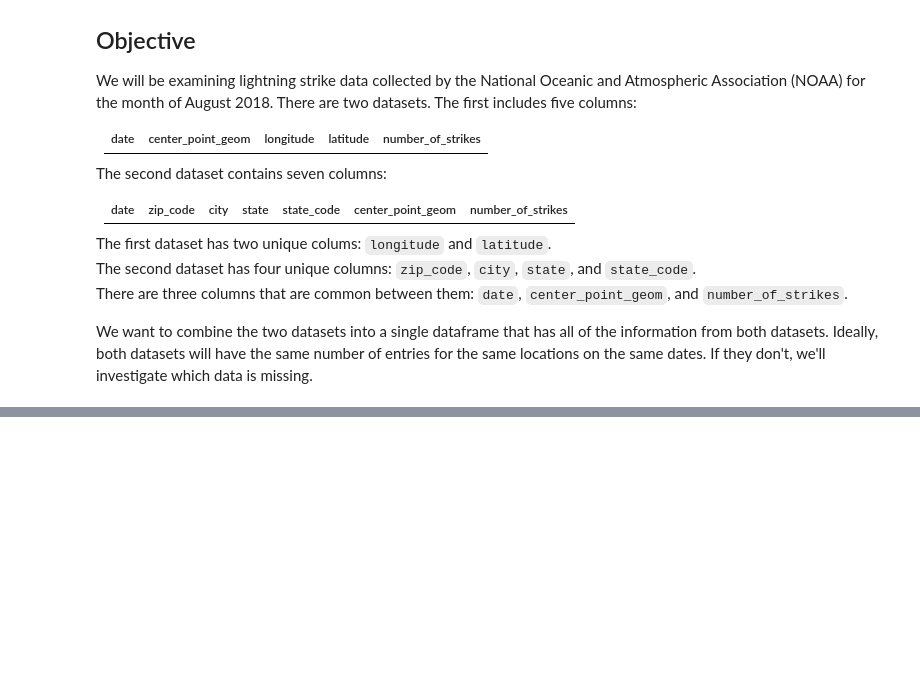
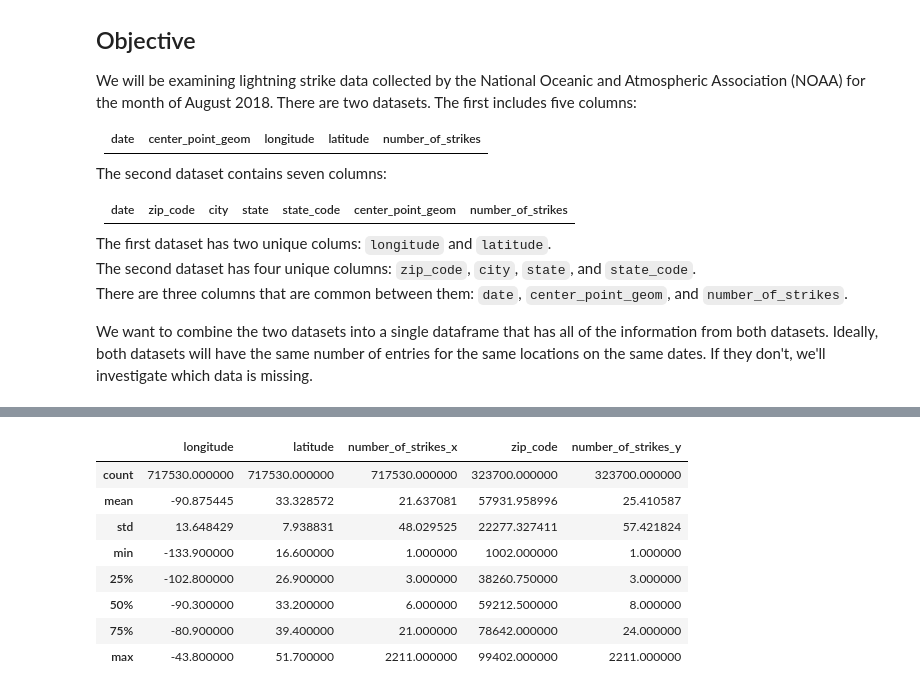
Before and after one commit to gilbertosg/data-science-ML, a Jupyter notebook: 3-Translate-Data-Into-Insights/3-EDA-Cleaning_Joining.ipynb, the cells around one changed output, grey strips where cells are left out. Cells and saved outputs as stored; diff of their text form; code cells hidden in the pictures; blank space fills up the shorter version.

```diff
--- a/3-Translate-Data-Into-Insights/3-EDA-Cleaning_Joining.ipynb
+++ b/3-Translate-Data-Into-Insights/3-EDA-Cleaning_Joining.ipynb
@@ -43,0 +94,13 @@ FileNotFoundError: [Errno 2] No such file or directory: 'eda_missing_data_datase
+# %%
+# Get descriptive statistics of the joined dataframe
+df_joined.describe()
+# %% [output]
+|  | longitude | latitude | number_of_strikes_x | zip_code | number_of_strikes_y |
+| count | 717530.000000 | 717530.000000 | 717530.000000 | 323700.000000 | 323700.000000 |
+| mean | -90.875445 | 33.328572 | 21.637081 | 57931.958996 | 25.410587 |
+| std | 13.648429 | 7.938831 | 48.029525 | 22277.327411 | 57.421824 |
+| min | -133.900000 | 16.600000 | 1.000000 | 1002.000000 | 1.000000 |
+| 25% | -102.800000 | 26.900000 | 3.000000 | 38260.750000 | 3.000000 |
+| 50% | -90.300000 | 33.200000 | 6.000000 | 59212.500000 | 8.000000 |
+| 75% | -80.900000 | 39.400000 | 21.000000 | 78642.000000 | 24.000000 |
+| max | -43.800000 | 51.700000 | 2211.000000 | 99402.000000 | 2211.000000 |
```
Also changed, not shown: parts of 20 cells of this notebook.
